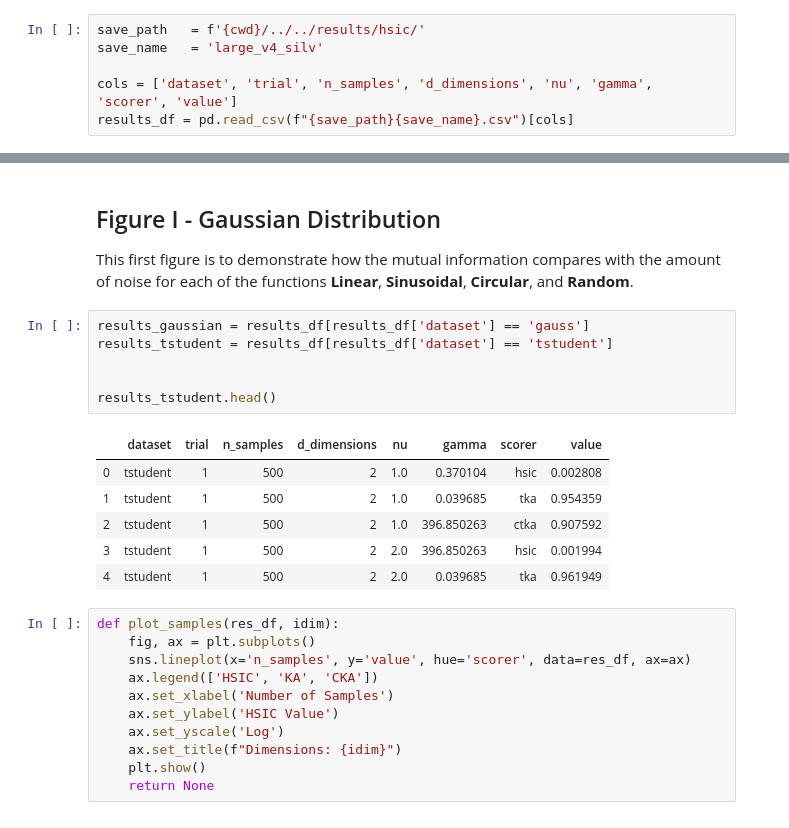
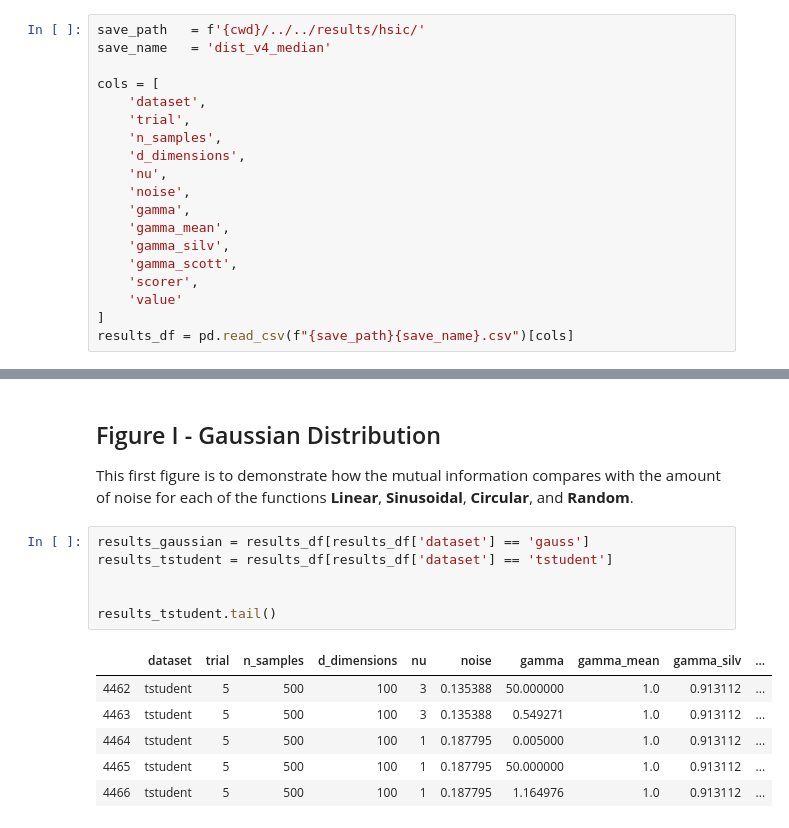
Before and after one commit to jejjohnson/hsic_alignment, a Jupyter notebook: notebooks/experiment_kta/4_visualize_dimensions.ipynb, the cells around one changed output, grey strips where cells are left out. Cells and saved outputs as stored; diff of their text form.

```diff
--- a/notebooks/experiment_kta/4_visualize_dimensions.ipynb
+++ b/notebooks/experiment_kta/4_visualize_dimensions.ipynb
@@ -37,8 +42,21 @@ warnings.filterwarnings('ignore') # get rid of annoying warnings
 # %%
 save_path   = f'{cwd}/../../results/hsic/'
-save_name   = 'large_v4_silv'
+save_name   = 'dist_v4_median'
 
-cols = ['dataset', 'trial', 'n_samples', 'd_dimensions', 'nu', 'gamma', 'scorer', 'value']
+cols = [
+    'dataset',
+    'trial',
+    'n_samples',
+    'd_dimensions',
+    'nu',
+    'noise',
+    'gamma',
+    'gamma_mean',
+    'gamma_silv',
+    'gamma_scott',
+    'scorer',
+    'value'
+]
 results_df = pd.read_csv(f"{save_path}{save_name}.csv")[cols]
 # %%
 results_df.tail()
@@ -60,24 +103,13 @@ This first figure is to demonstrate how the mutual information compares with the
 # %%
 results_gaussian = results_df[results_df['dataset'] == 'gauss']
 results_tstudent = results_df[results_df['dataset'] == 'tstudent']
 
 
-results_tstudent.head()
+results_tstudent.tail()
 # %% [output]
-|  | dataset | trial | n_samples | d_dimensions | nu | gamma | scorer | value |
-| 0 | tstudent | 1 | 500 | 2 | 1.0 | 0.370104 | hsic | 0.002808 |
-| 1 | tstudent | 1 | 500 | 2 | 1.0 | 0.039685 | tka | 0.954359 |
-| 2 | tstudent | 1 | 500 | 2 | 1.0 | 396.850263 | ctka | 0.907592 |
-| 3 | tstudent | 1 | 500 | 2 | 2.0 | 396.850263 | hsic | 0.001994 |
-| 4 | tstudent | 1 | 500 | 2 | 2.0 | 0.039685 | tka | 0.961949 |
+|  | dataset | trial | n_samples | d_dimensions | nu | noise | gamma | gamma_mean | gamma_silv | ... |
+| 4462 | tstudent | 5 | 500 | 100 | 3 | 0.135388 | 50.000000 | 1.0 | 0.913112 | ... |
+| 4463 | tstudent | 5 | 500 | 100 | 3 | 0.135388 | 0.549271 | 1.0 | 0.913112 | ... |
+| 4464 | tstudent | 5 | 500 | 100 | 1 | 0.187795 | 0.005000 | 1.0 | 0.913112 | ... |
+| 4465 | tstudent | 5 | 500 | 100 | 1 | 0.187795 | 50.000000 | 1.0 | 0.913112 | ... |
+| 4466 | tstudent | 5 | 500 | 100 | 1 | 0.187795 | 1.164976 | 1.0 | 0.913112 | ... |
-# %%
-def plot_samples(res_df, idim):
-    fig, ax = plt.subplots()
-    sns.lineplot(x='n_samples', y='value', hue='scorer', data=res_df, ax=ax)
-    ax.legend(['HSIC', 'KA', 'CKA'])
-    ax.set_xlabel('Number of Samples')
-    ax.set_ylabel('HSIC Value')
-    ax.set_yscale('Log')
-    ax.set_title(f"Dimensions: {idim}")
-    plt.show()
-    return None
```
Also changed, not shown: parts of 25 cells of this notebook, 1 other file.
